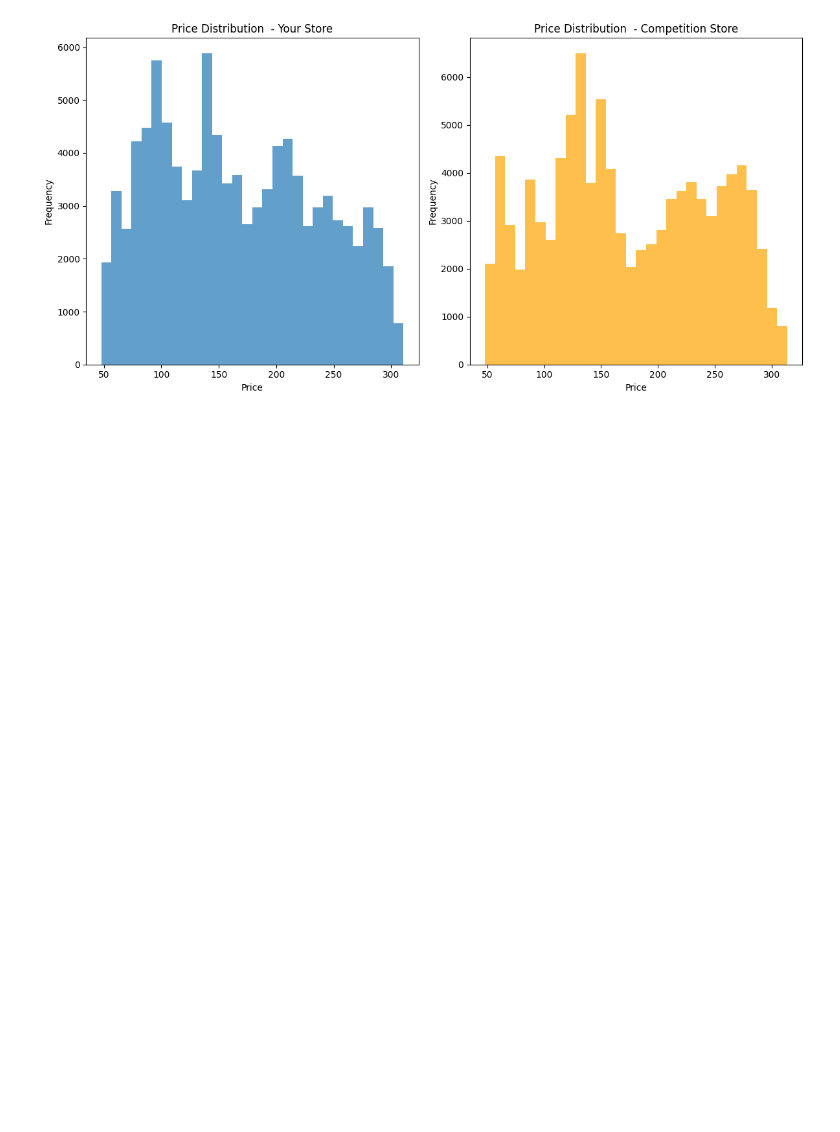
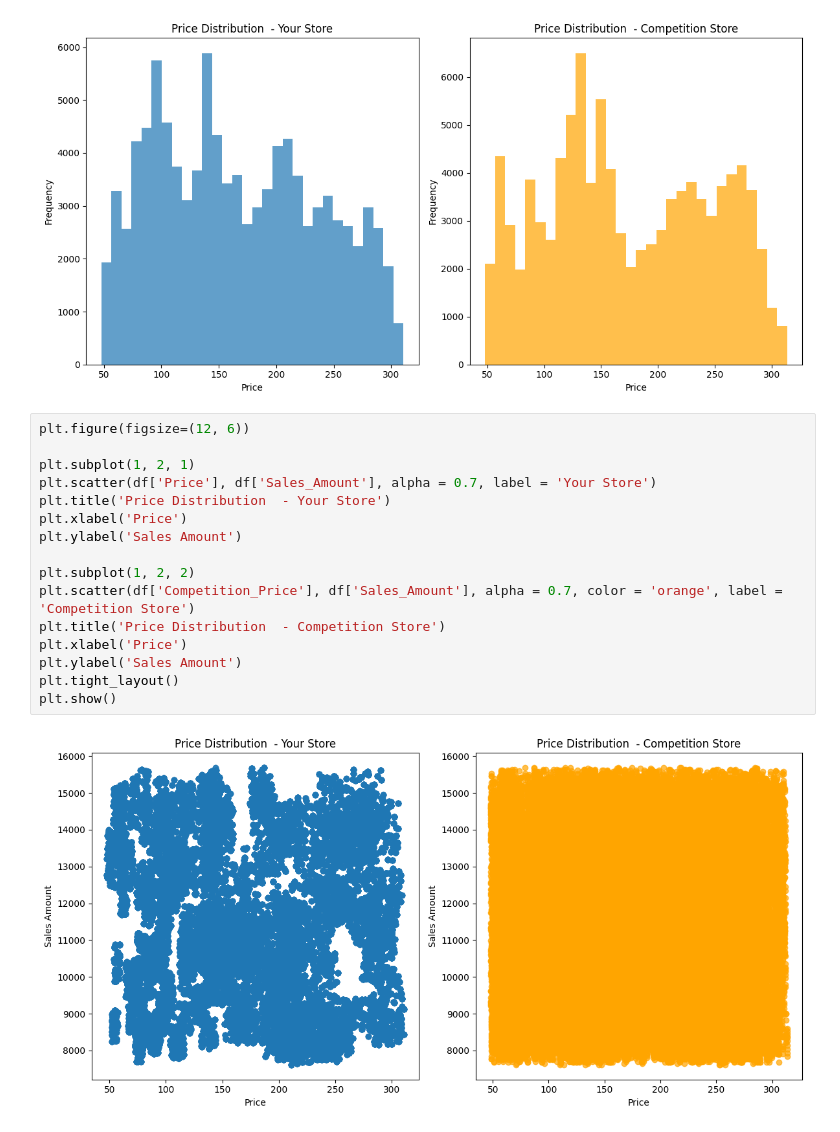
Before and after one commit to ayuri1512/Data-Science-Projects, a Jupyter notebook: price_optimization_case_study.ipynb, the cells around one changed output. Drawn from its saved outputs; the diff is of its cells as text; blank space fills up the shorter version.

```diff
--- a/price_optimization_case_study.ipynb
+++ b/price_optimization_case_study.ipynb
@@ -80,3 +80,21 @@ plt.tight_layout()
 plt.show()
 # %% [output]
 [figure]
+# %%
+plt.figure(figsize=(12, 6))
+
+plt.subplot(1, 2, 1)
+plt.scatter(df['Price'], df['Sales_Amount'], alpha = 0.7, label = 'Your Store')
+plt.title('Price Distribution  - Your Store')
+plt.xlabel('Price')
+plt.ylabel('Sales Amount')
+
+plt.subplot(1, 2, 2)
+plt.scatter(df['Competition_Price'], df['Sales_Amount'], alpha = 0.7, color = 'orange', label = 'Competition Store')
+plt.title('Price Distribution  - Competition Store')
+plt.xlabel('Price')
+plt.ylabel('Sales Amount')
+plt.tight_layout()
+plt.show()
+# %% [output]
+[figure, added]
```
Also changed, not shown: parts of 1 cell of this notebook.
